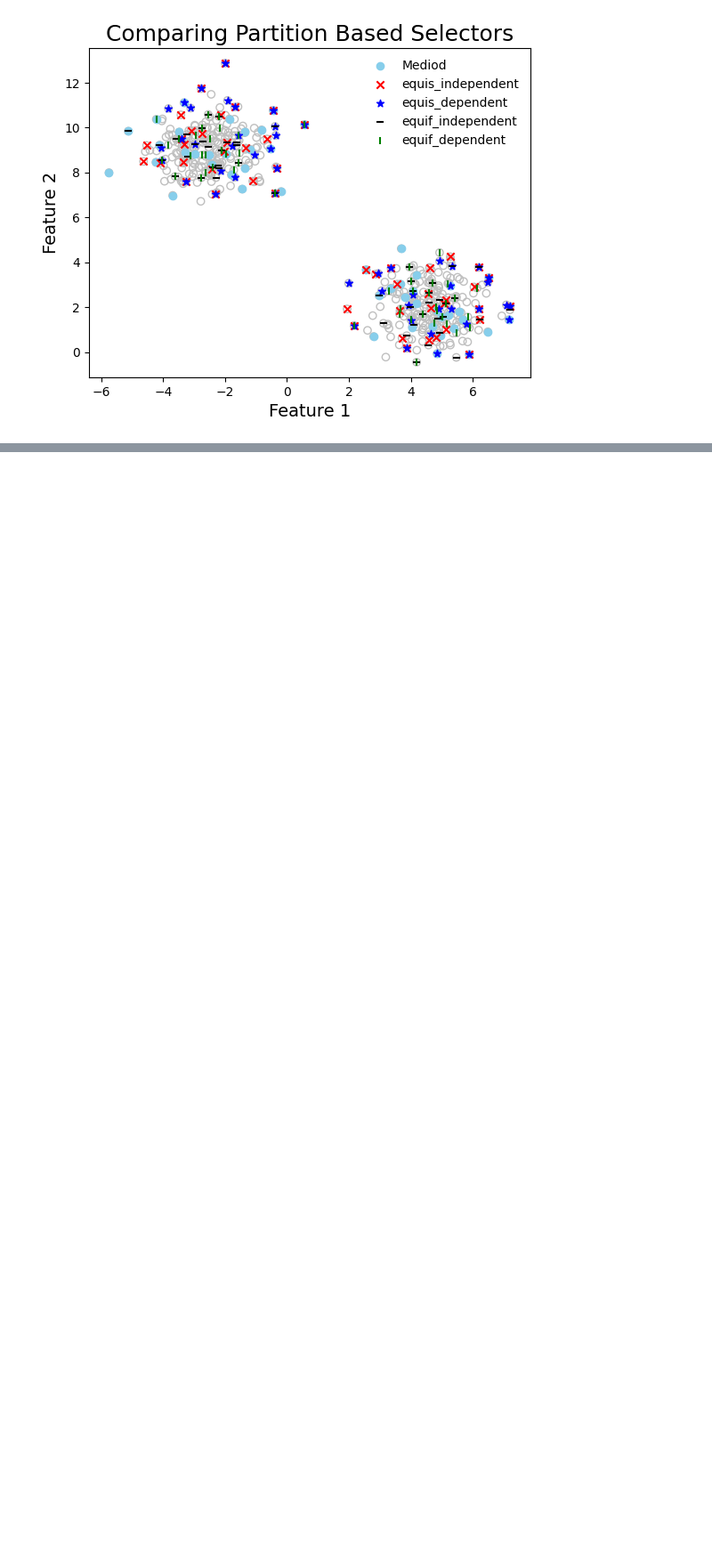
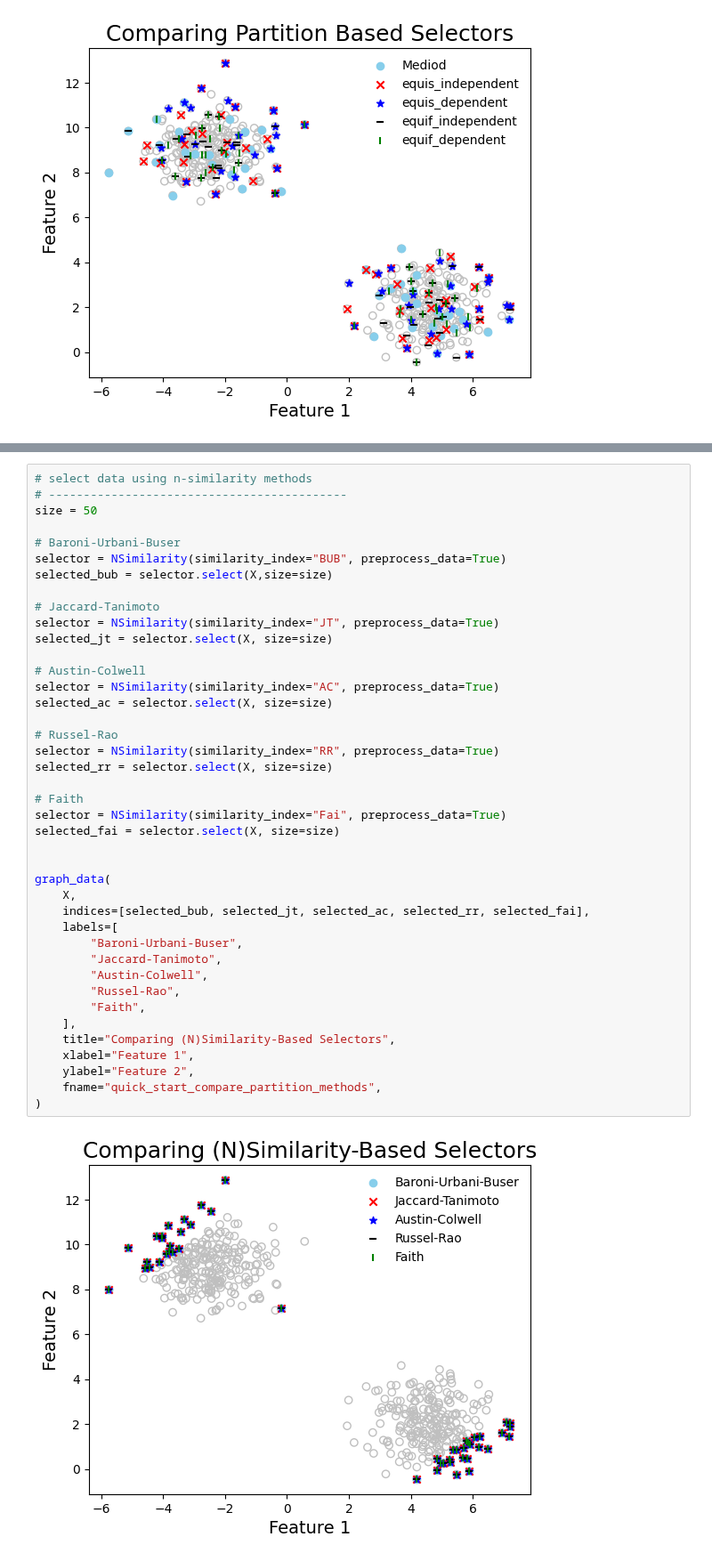
Before and after one commit to theochem/Selector, a Jupyter notebook: notebooks/quick_start.ipynb, the cells around one changed output, grey strips where cells are left out. Shown at 89% size. Drawn from its saved outputs; the diff is of its cells as text; blank space fills up the shorter version.

```diff
--- a/notebooks/quick_start.ipynb
+++ b/notebooks/quick_start.ipynb
@@ -364,0 +553,43 @@ graph_data(
+# %%
+# select data using n-similarity methods
+# -------------------------------------------
+size = 50
+
+# Baroni-Urbani-Buser
+selector = NSimilarity(similarity_index="BUB", preprocess_data=True)
+selected_bub = selector.select(X,size=size)
+
+# Jaccard-Tanimoto
+selector = NSimilarity(similarity_index="JT", preprocess_data=True)
+selected_jt = selector.select(X, size=size)
+
+# Austin-Colwell
+selector = NSimilarity(similarity_index="AC", preprocess_data=True)
+selected_ac = selector.select(X, size=size)
+
+# Russel-Rao
+selector = NSimilarity(similarity_index="RR", preprocess_data=True)
+selected_rr = selector.select(X, size=size)
+
+# Faith
+selector = NSimilarity(similarity_index="Fai", preprocess_data=True)
+selected_fai = selector.select(X, size=size)
+
+
+graph_data(
+    X,
+    indices=[selected_bub, selected_jt, selected_ac, selected_rr, selected_fai],
+    labels=[
+        "Baroni-Urbani-Buser",
+        "Jaccard-Tanimoto",
+        "Austin-Colwell",
+        "Russel-Rao",
+        "Faith",
+    ],
+    title="Comparing (N)Similarity-Based Selectors",
+    xlabel="Feature 1",
+    ylabel="Feature 2",
+    fname="quick_start_compare_partition_methods",
+)
+# %% [output]
+[figure, added]
```
Also changed, not shown: parts of 15 cells of this notebook.
